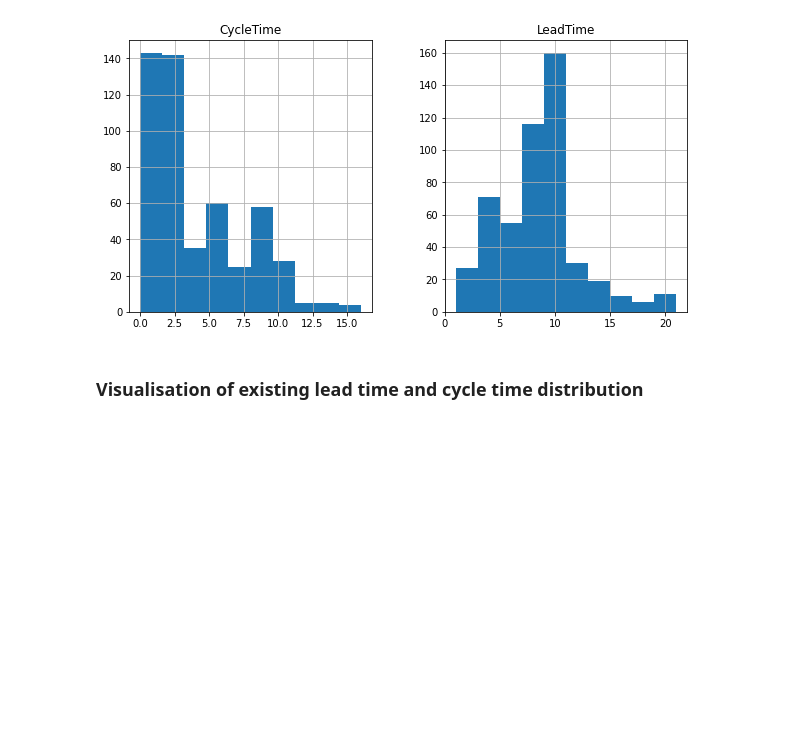
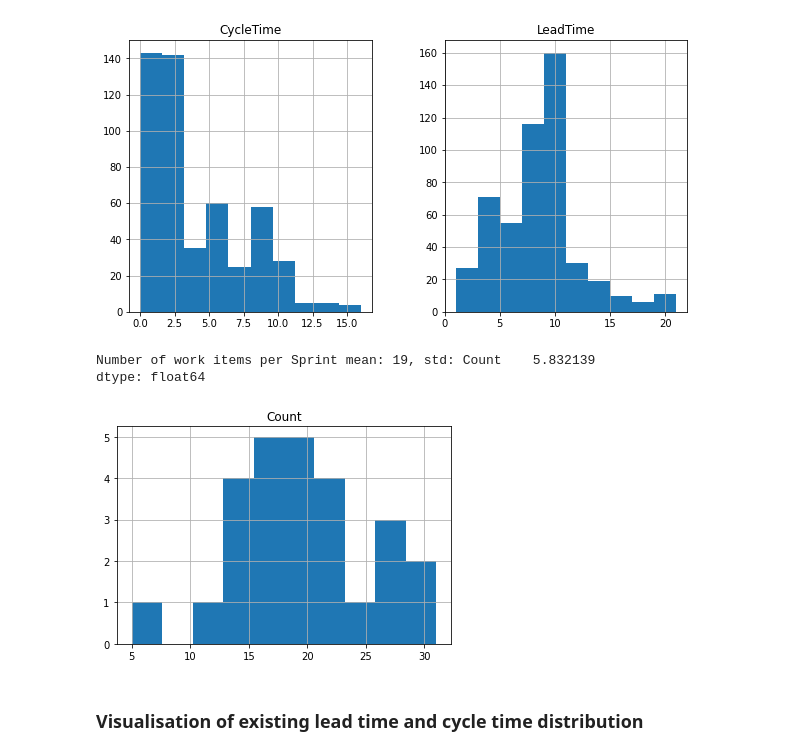
Before and after one commit to zkavtaskin/Lead-Time-Driven-Delivery-Simulation, a Jupyter notebook: Notebook/LeadTimeDynamics.ipynb, the cells around one changed output. Saved outputs shown, nothing was run; the diff lists cells and outputs as text; code cells hidden in the pictures; blank space fills up the shorter version.

```diff
--- a/Notebook/LeadTimeDynamics.ipynb
+++ b/Notebook/LeadTimeDynamics.ipynb
@@ -75,6 +75,18 @@ sprint_clean.hist(bins=10, figsize=(10,5))
 array([[<AxesSubplot:title={'center':'CycleTime'}>,
         <AxesSubplot:title={'center':'LeadTime'}>]], dtype=object)
 [figure]
+# %%
+sprint_clean_workitem_count = sprint_clean.groupby('Sprint').agg(Count =('Sprint', 'count'))
+sprint_clean_workitem_count = sprint_clean_workitem_count.reset_index()
+sprint_clean_workitem_count_mean = sprint_clean_workitem_count.mean().Count.astype(int)
+sprint_clean_workitem_count_std = sprint_clean_workitem_count.std()
+sprint_clean_workitem_count.hist()
+
+print("Number of work items per Sprint mean: {0}, std: {1}".format(sprint_clean_workitem_count_mean, sprint_clean_workitem_count_std))
+# %% [output]
+Number of work items per Sprint mean: 19, std: Count    5.832139
+dtype: float64
+[figure, added]
 # %% [markdown]
 ### Visualisation of existing lead time and cycle time distribution
 # %%
```
Also changed, not shown: parts of 3 cells of this notebook, 1 other file.
